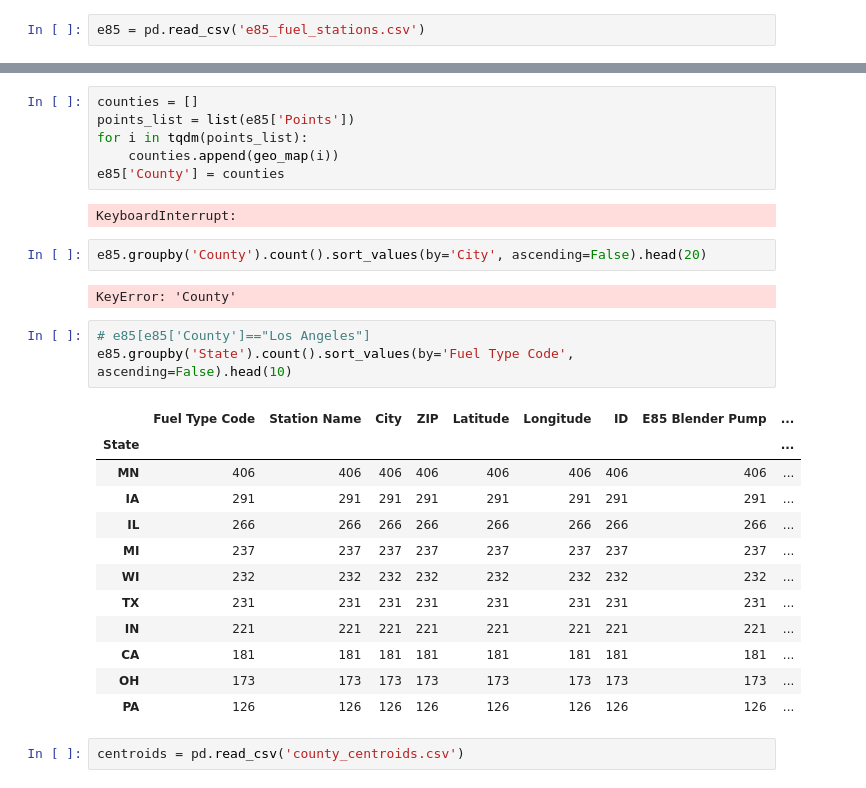
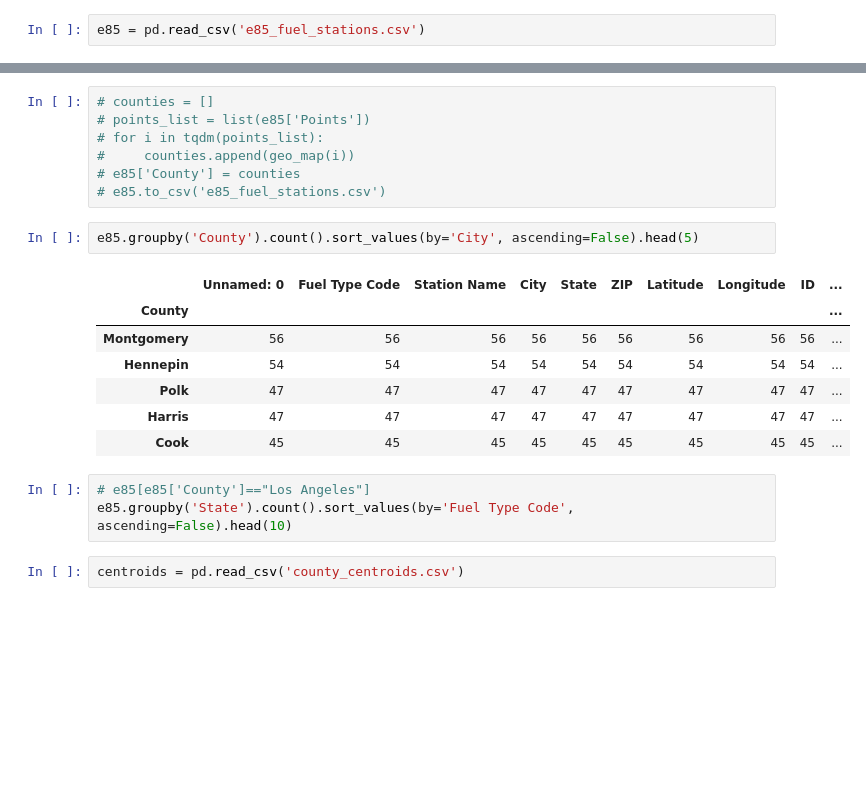
Before and after one commit to saif1457/iems394, a Jupyter notebook: 394pipe.ipynb, the cells around one changed output, grey strips where cells are left out. Cells and saved outputs as stored; diff of their text form; blank space fills up the shorter version.

```diff
--- a/394pipe.ipynb
+++ b/394pipe.ipynb
@@ -333,31 +333,23 @@ e85
 # %%
-counties = []
-points_list = list(e85['Points'])
-for i in tqdm(points_list):
-    counties.append(geo_map(i))
-e85['County'] = counties
+# counties = []
+# points_list = list(e85['Points'])
+# for i in tqdm(points_list):
+#     counties.append(geo_map(i))
+# e85['County'] = counties
+# e85.to_csv('e85_fuel_stations.csv')
-# %% [output]
-KeyboardInterrupt:
 # %%
-e85.groupby('County').count().sort_values(by='City', ascending=False).head(20)
+e85.groupby('County').count().sort_values(by='City', ascending=False).head(5)
 # %% [output]
-KeyError: 'County'
+|  | Unnamed: 0 | Fuel Type Code | Station Name | City | State | ZIP | Latitude | Longitude | ID | ... |
+| County |  |  |  |  |  |  |  |  |  | ... |
+| Montgomery | 56 | 56 | 56 | 56 | 56 | 56 | 56 | 56 | 56 | ... |
+| Hennepin | 54 | 54 | 54 | 54 | 54 | 54 | 54 | 54 | 54 | ... |
+| Polk | 47 | 47 | 47 | 47 | 47 | 47 | 47 | 47 | 47 | ... |
+| Harris | 47 | 47 | 47 | 47 | 47 | 47 | 47 | 47 | 47 | ... |
+| Cook | 45 | 45 | 45 | 45 | 45 | 45 | 45 | 45 | 45 | ... |
 # %%
 # e85[e85['County']=="Los Angeles"]
 e85.groupby('State').count().sort_values(by='Fuel Type Code', ascending=False).head(10)
-# %% [output]
-|  | Fuel Type Code | Station Name | City | ZIP | Latitude | Longitude | ID | E85 Blender Pump | ... |
-| State |  |  |  |  |  |  |  |  | ... |
-| MN | 406 | 406 | 406 | 406 | 406 | 406 | 406 | 406 | ... |
-| IA | 291 | 291 | 291 | 291 | 291 | 291 | 291 | 291 | ... |
-| IL | 266 | 266 | 266 | 266 | 266 | 266 | 266 | 266 | ... |
-| MI | 237 | 237 | 237 | 237 | 237 | 237 | 237 | 237 | ... |
-| WI | 232 | 232 | 232 | 232 | 232 | 232 | 232 | 232 | ... |
-| TX | 231 | 231 | 231 | 231 | 231 | 231 | 231 | 231 | ... |
-| IN | 221 | 221 | 221 | 221 | 221 | 221 | 221 | 221 | ... |
-| CA | 181 | 181 | 181 | 181 | 181 | 181 | 181 | 181 | ... |
-| OH | 173 | 173 | 173 | 173 | 173 | 173 | 173 | 173 | ... |
-| PA | 126 | 126 | 126 | 126 | 126 | 126 | 126 | 126 | ... |
 # %%
 centroids = pd.read_csv('county_centroids.csv')
 # %%
```
Also changed, not shown: parts of 20 cells of this notebook.
